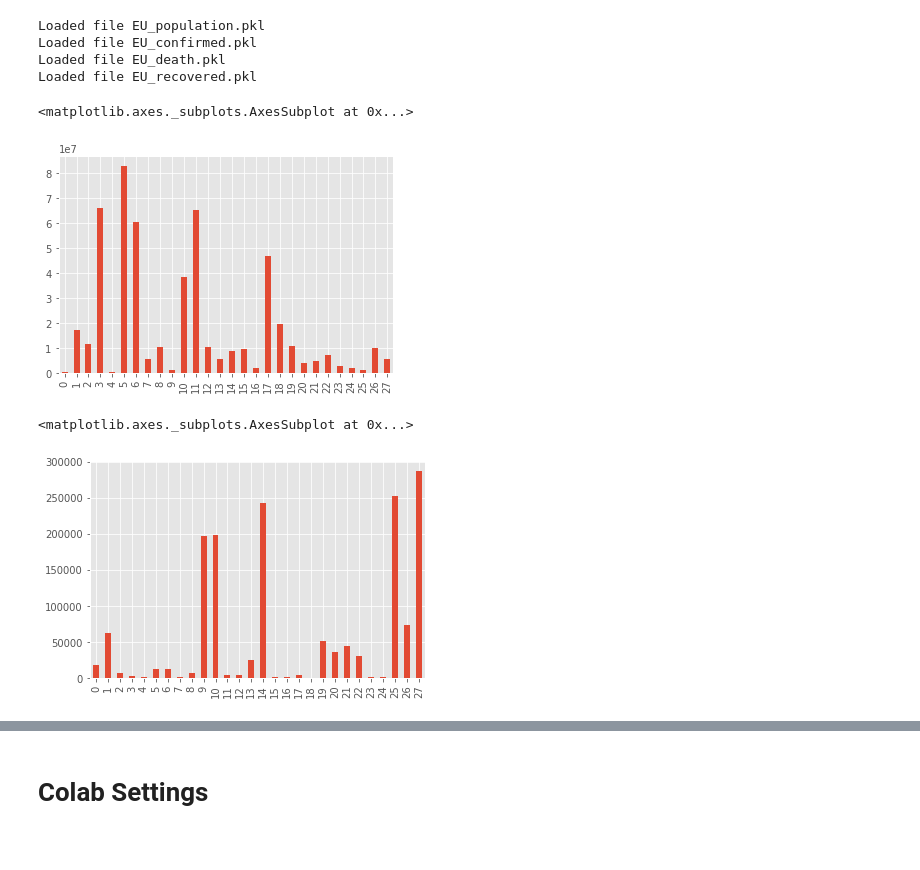
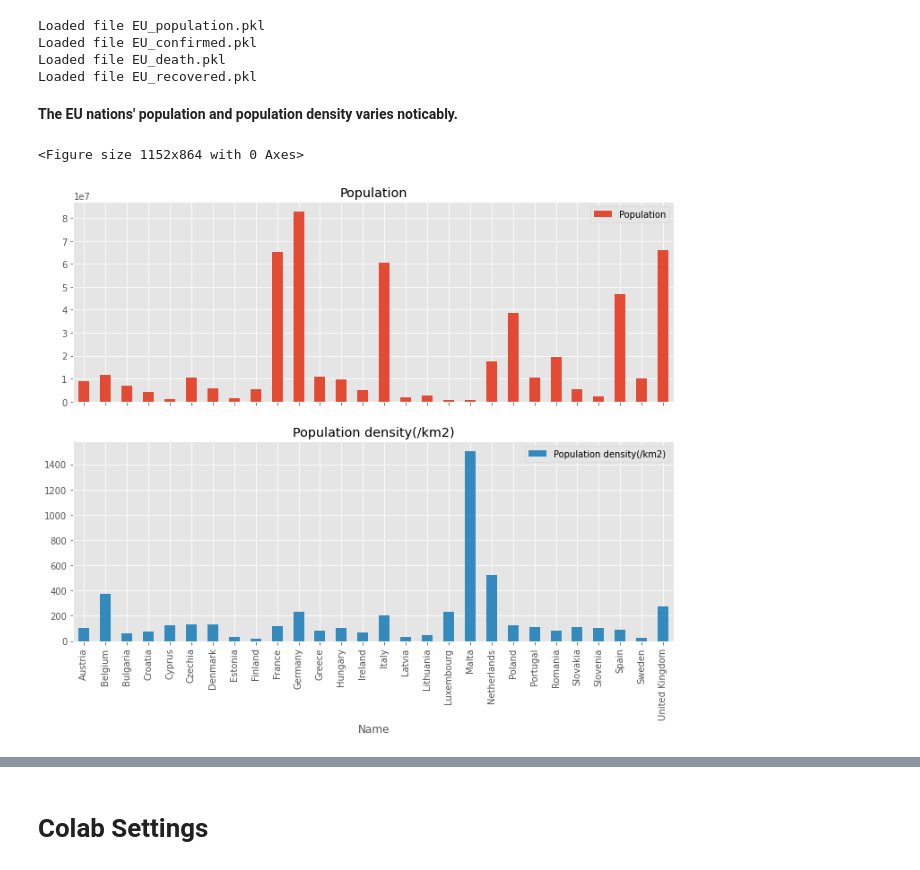
Before and after one commit to sunfoxy2k/MathModel, a Jupyter notebook: src/data_process/Data Analysis/EU_general_analysis.ipynb, the cells around one changed output, grey strips where cells are left out. Drawn from its saved outputs; the diff is of its cells as text; code cells hidden in the pictures.

```diff
--- a/src/data_process/Data Analysis/EU_general_analysis.ipynb
+++ b/src/data_process/Data Analysis/EU_general_analysis.ipynb
@@ -63,13 +63,19 @@ Loaded file EU_population.pkl
 Loaded file EU_confirmed.pkl
 Loaded file EU_death.pkl
 Loaded file EU_recovered.pkl
-# %%
-EU_population['Population'].plot.bar()
-# %% [output]
-<matplotlib.axes._subplots.AxesSubplot at 0x...>
-[figure, removed]
+# %% [markdown]
+__The EU nations' population and population density varies noticably.__
+# %%
+EU_population.sort_values('Name',inplace=True)
+
+
+plt.figure(figsize=[16,12])
+
+EU_population.plot.bar(x = 'Name',
+                       y= ['Population','Population density(/km2)'],
+                       subplots=True, figsize =[12,9]);
+# %% [output]
+<Figure size 1152x864 with 0 Axes>
+[figure, added]
 # %%
-EU_confirmed[['Country/Region','7/8/20']].plot.bar(ind)
+EU_07_08_2020 = EU_confirmed[['Country/Region','7/8/20']]
-# %% [output]
-<matplotlib.axes._subplots.AxesSubplot at 0x...>
-[figure, removed]
```
Also changed, not shown: parts of 1 cell of this notebook, 6 other files.
